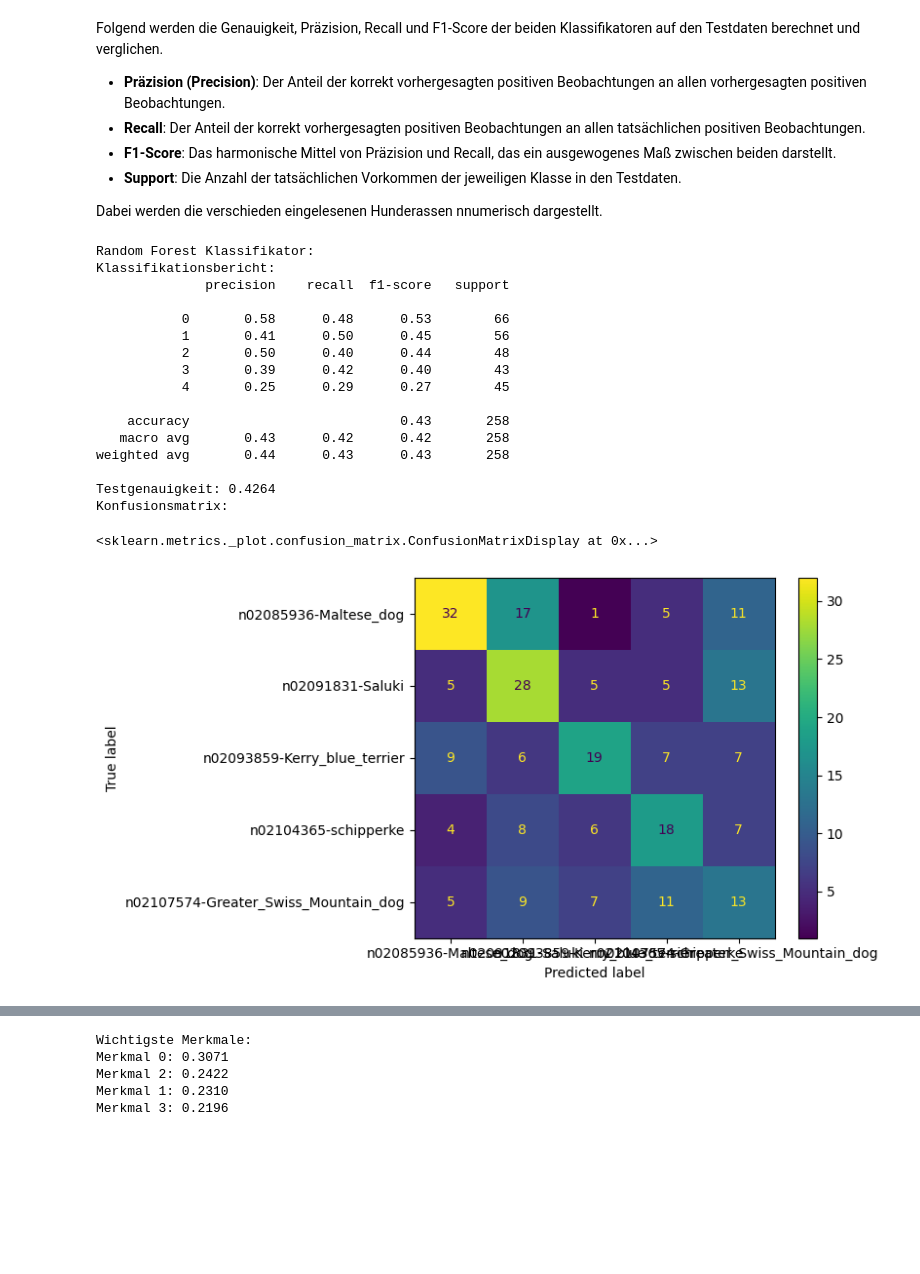
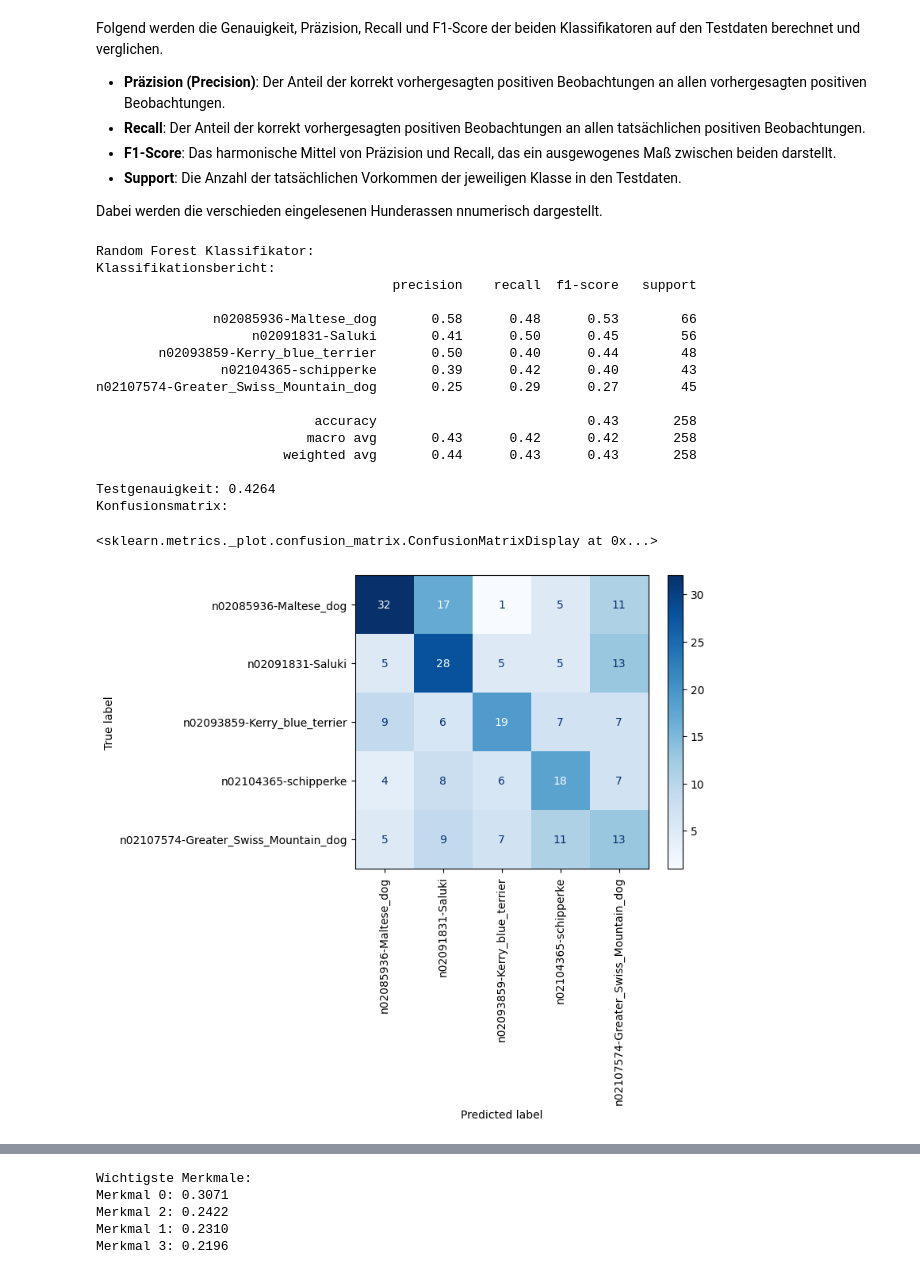
Before and after one commit to GreatKampfstern/ML, a Jupyter notebook: KlassischesML.ipynb, the cells around one changed output, grey strips where cells are left out. Drawn from its saved outputs; the diff is of its cells as text; code cells hidden in the pictures; blank space fills up the shorter version.

Commit message:
changed visuals and comments

```diff
--- a/KlassischesML.ipynb
+++ b/KlassischesML.ipynb
@@ -479,35 +479,36 @@ Dabei werden die verschieden eingelesenen Hunderassen nnumerisch dargestellt.
 # %%
 # Vorhersagen für die Testdaten
 from sklearn.metrics import ConfusionMatrixDisplay
 
 
 y_pred_rf = grid_search_rf.best_estimator_.predict(X_test_lda)
 
 # Evaluierung der Modellleistung
 print("Random Forest Klassifikator:")
 print("Klassifikationsbericht:")
-print(classification_report(y_test, y_pred_rf))
+print(classification_report(y_test, y_pred_rf, target_names=le.classes_))
 
 print(f"Testgenauigkeit: {accuracy_score(y_test, y_pred_rf):.4f}")
 
 print("Konfusionsmatrix:")
-ConfusionMatrixDisplay(confusion_matrix=confusion_matrix(y_test, y_pred_rf), display_labels=le.classes_).plot()
+matrix_Forest = ConfusionMatrixDisplay(confusion_matrix=confusion_matrix(y_test, y_pred_rf), display_labels=le.classes_)
+matrix_Forest.plot(cmap='Blues', xticks_rotation='vertical')
 # %% [output]
 Random Forest Klassifikator:
 Klassifikationsbericht:
-              precision    recall  f1-score   support
+                                      precision    recall  f1-score   support
 
-           0       0.58      0.48      0.53        66
-           1       0.41      0.50      0.45        56
-           2       0.50      0.40      0.44        48
-           3       0.39      0.42      0.40        43
-           4       0.25      0.29      0.27        45
+               n02085936-Maltese_dog       0.58      0.48      0.53        66
+                    n02091831-Saluki       0.41      0.50      0.45        56
+        n02093859-Kerry_blue_terrier       0.50      0.40      0.44        48
+                n02104365-schipperke       0.39      0.42      0.40        43
+n02107574-Greater_Swiss_Mountain_dog       0.25      0.29      0.27        45
 
-    accuracy                           0.43       258
-   macro avg       0.43      0.42      0.42       258
-weighted avg       0.44      0.43      0.43       258
+                            accuracy                           0.43       258
+                           macro avg       0.43      0.42      0.42       258
+                        weighted avg       0.44      0.43      0.43       258
 
 Testgenauigkeit: 0.4264
 Konfusionsmatrix:
 <sklearn.metrics._plot.confusion_matrix.ConfusionMatrixDisplay at 0x...>
-[figure, old version]
+[figure, new version]
```
Also changed, not shown: parts of 5 cells of this notebook.
